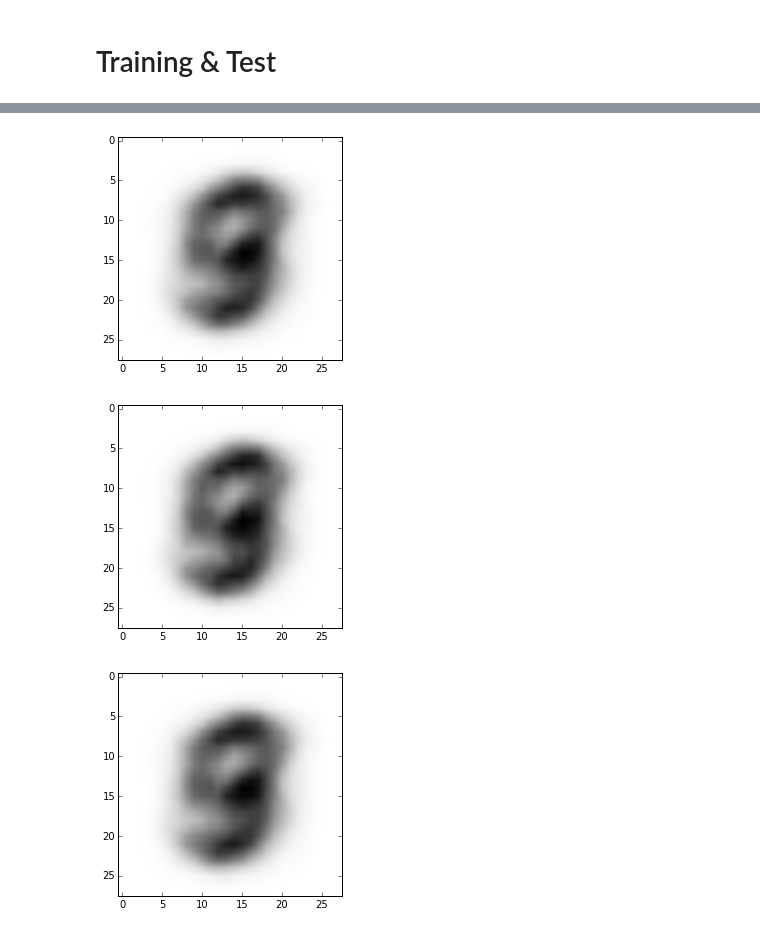
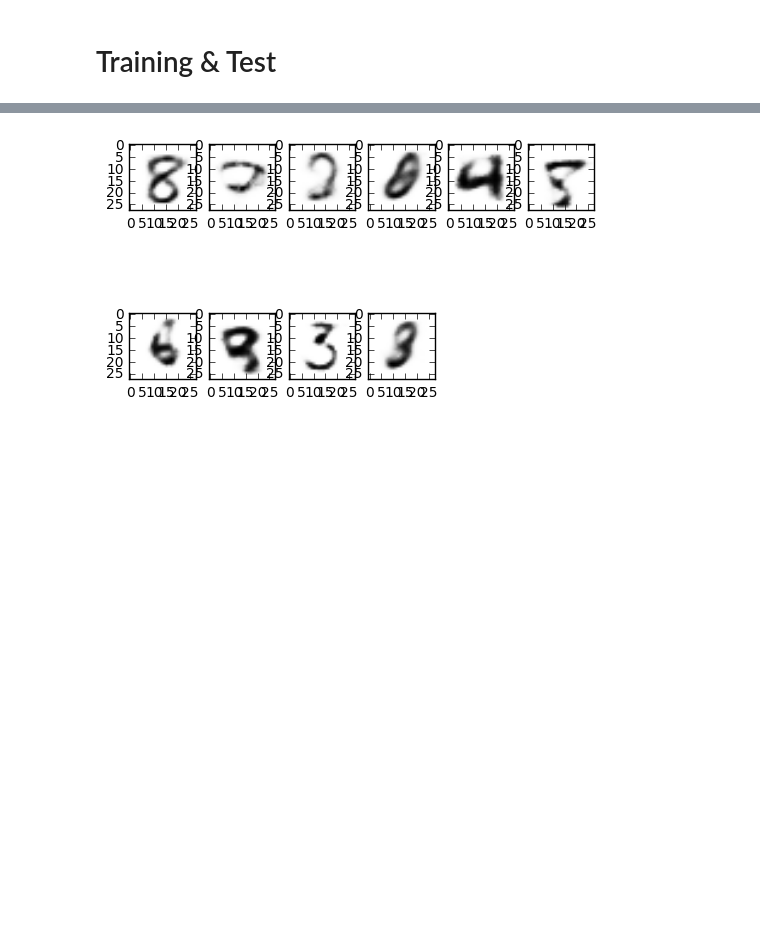
Before and after one commit to justinjfu/sandbox, a Jupyter notebook: VAE_MNIST.ipynb, the cells around one changed output, grey strips where cells are left out. Saved outputs shown, nothing was run; the diff lists cells and outputs as text; code cells hidden in the pictures; blank space fills up the shorter version.

```diff
--- a/VAE_MNIST.ipynb
+++ b/VAE_MNIST.ipynb
@@ -153,24 +162,24 @@ plt.show()
 tf.reset_default_graph()
 np.random.seed(2)
 dX = sample_distribution(1).shape[1]
-dZ = 10
+dZ = 2
 batch_size = 32
-vae = VAE(dX, dZ)
+vae = VAE(dX, dZ, enc_layers=[512,512], dec_layers=[512,512])
 
 tot_loss = 0
-heartbeat = 100
+heartbeat = 500
 losses = []
-for i in range(3000):
+for i in range(6000):
     x = sample_distribution(batch_size)
-    loss = vae.step(x, lr=1e-2)
+    loss = vae.step(x, lr=1e-3)
     tot_loss += loss
-    if i%heartbeat == 0:
+    if i%heartbeat == 0 and i>0:
         #clear_output()
         print i, tot_loss/heartbeat
         losses.append(tot_loss/heartbeat)
         sys.stdout.flush()
         tot_loss = 0
-        mus, sigmas = vae.encode(x)
+        #mus, sigmas = vae.encode(x)
         #print np.mean(mus, axis=1)
         #print np.mean(sigmas, axis=1)
 # %% [output]
@@ -201,13 +204,16 @@ plt.show()
 # %%
 # Try sampling!
 np.set_printoptions(suppress=True)
-samples = vae.sample(3, noise=1.)
-for samp in samples:
+samples = vae.sample(10)
+
+rows = 2
+cols = len(samples)/2 +1
+plt.figure()
+for i, samp in enumerate(samples):
+    plt.subplot(rows, cols, i+1)
     example = np.reshape(samp, [28,28])
     #print example
     plt.imshow(example, cmap='Greys')
-    plt.show()
+plt.show()
 # %% [output]
-[figure, old version]
+[figure, new version]
-[figure, removed]
-[figure, removed]
```
Also changed, not shown: parts of 8 cells of this notebook, 1 other file.
